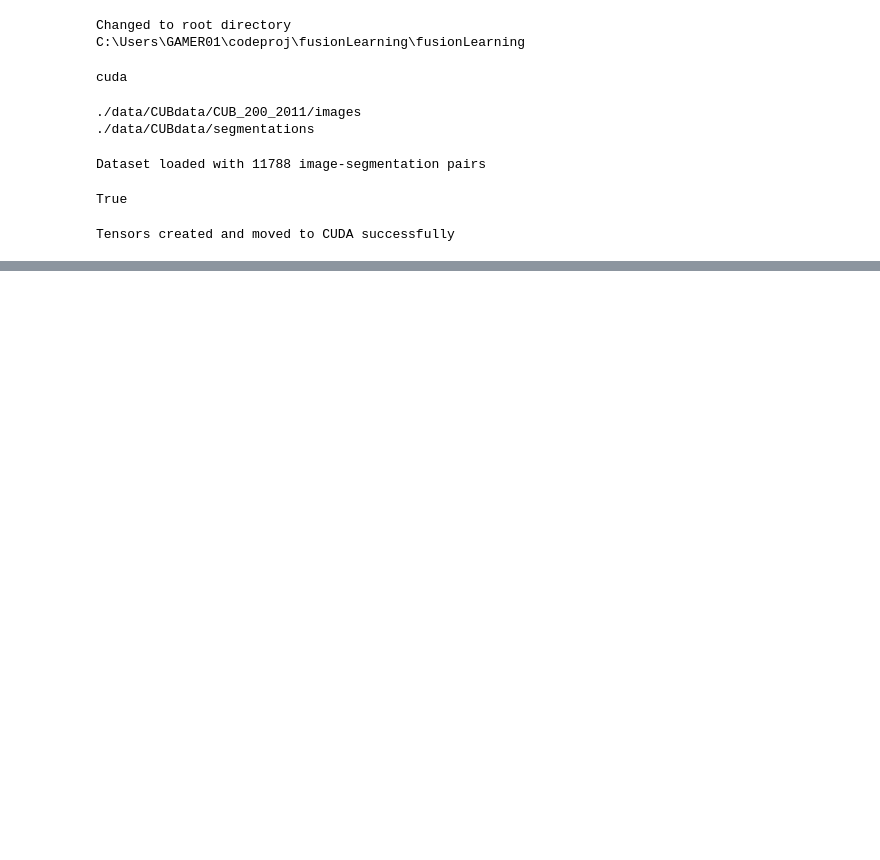
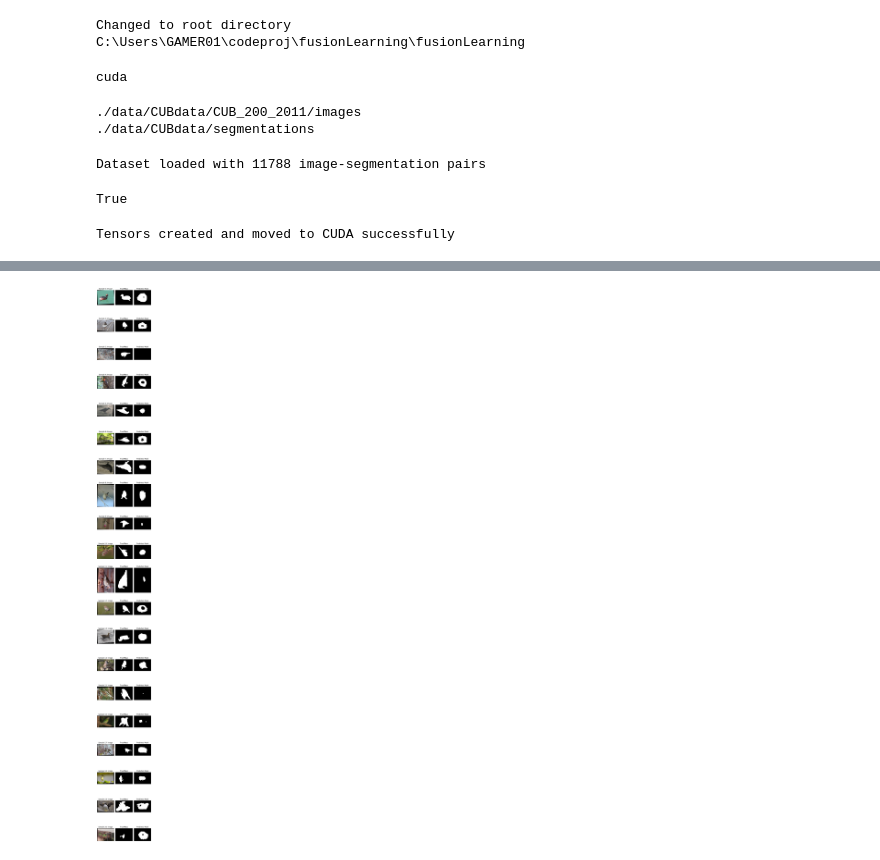
Before and after one commit to crilillo14/fusionLearning, a Jupyter notebook: fusionLearning/models/FPN/model.ipynb, the cells around one changed output, grey strips where cells are left out. Cells and saved outputs as stored; diff of their text form; code cells hidden in the pictures; blank space fills up the shorter version.

```diff
--- a/fusionLearning/models/FPN/model.ipynb
+++ b/fusionLearning/models/FPN/model.ipynb
@@ -310,0 +391,12 @@ FileNotFoundError: [Errno 2] No such file or directory: 'models/FPN/outputs/FPN_
+# %%
+model = smp.FPN(
+    encoder_name="resnet34",
+    encoder_weights=None,
+    in_channels=3,
+    classes=NUM_CLASSES,
+)
+
+
+inference_from_paths(model=model, modelDir="models/FPN/", test_dataloader=test_dataloader, n=20)
+# %% [output]
+[figure, added]
```
Also changed, not shown: parts of 3 cells of this notebook, 9 other files.
